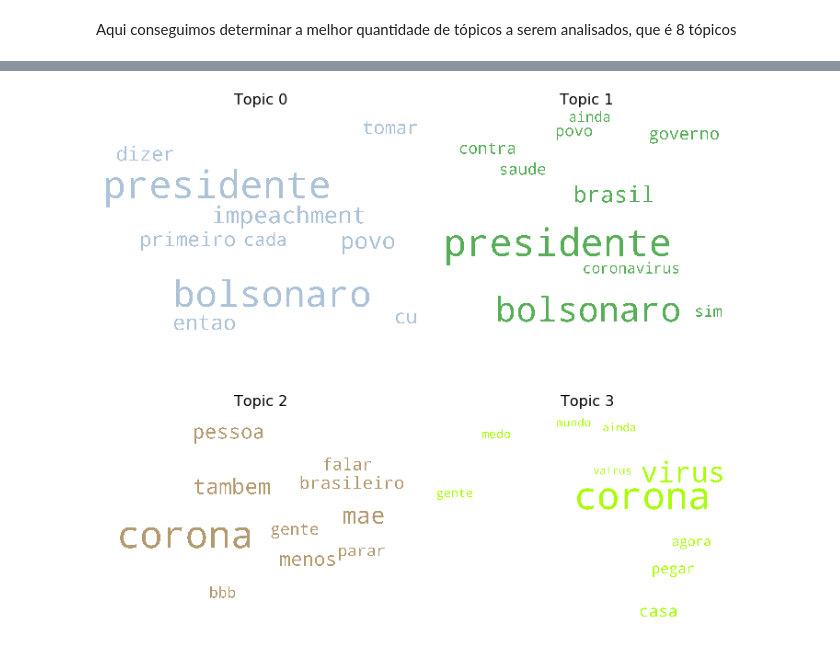
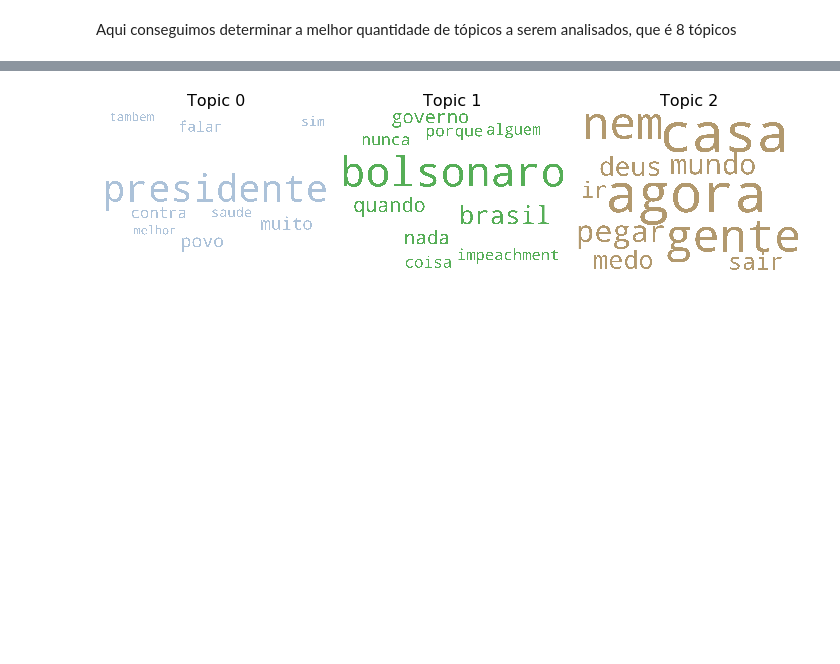
Before and after one commit to beatrizcastro89/Tera_TCC, a Jupyter notebook: Modelo LDA/Modelo LDA - 0317.ipynb, the cells around one changed output, grey strips where cells are left out. Cells and saved outputs as stored; diff of their text form; code cells hidden in the pictures; blank space fills up the shorter version.

Commit message:
Modelagem de Tópicos por LDA
modelagem de tópicos por LDA

```diff
--- a/Modelo LDA/Modelo LDA - 0317.ipynb
+++ b/Modelo LDA/Modelo LDA - 0317.ipynb
@@ -122,3 +57,5 @@ texto = process_words(lista)
+# %%
+texto = list(df.token3)
 # %% [markdown]
 # Modelagem
 # %%
@@ -255,7 +199,7 @@ pprint(optimal_model.print_topics(num_words=10))
 # %%
 # Encontrar qual o principal tópico em cada tweet
 
-def format_topics_sentences(ldamodel=lda_model, corpus=corpus, texts=lista):
+def format_topics_sentences(ldamodel=lda_model, corpus=corpus, texts=texto):
     # Output
     sent_topics_df = pd.DataFrame()
 
@@ -279,7 +223,7 @@ def format_topics_sentences(ldamodel=lda_model, corpus=corpus, texts=lista):
 # %%
 # roda a função de calcular os principais tópicos de cada tweet
 
-df_topic_sents_keywords = format_topics_sentences(ldamodel=optimal_model, corpus=corpus, texts=lista)
+df_topic_sents_keywords = format_topics_sentences(ldamodel=optimal_model, corpus=corpus, texts=texto)
 # %%
 # Formata o DataFrame
 
@@ -351,35 +288,67 @@ df_dominant_topics
 113437 rows × 4 columns
+# %%
+# Criando stopwords em português utilizando a biblioteca nltk
+import pt_core_news_sm
+nlp = pt_core_news_sm.load()
+pt_stopwords = sorted([token.text for token in nlp.vocab if token.is_stop])
+list_exclude = ['obrigado', 'bom', 'mal', 'nenhuma', 'maior',
+             'bem', 'não', 'máximo', 'boa', 'mais',
+               'bastante', 'certamente', 'certeza', 'contra',
+                'quarentena', 'coronavírus', 'presidente', 'impeachment', 'demitido', 'demitida']
+for word in list_exclude:
+    nlp.vocab[word].is_stop = False
+list_include = set(['o', 'a', 'tá', 'ta', 'ser', 'pro', 'to', 'tô', 'vc', 'você', 'voce', 'pra',
+                    'pq', 'é', 'vou', 'que','tão', 'gt', 'de', 'da', 'do', 'em', 'uma', 'lá',
+                    'já', 'no', 'para', 'na', 'com', 'um', 'minha', 'se', 'isso', 'por', 'vou',
+                    'os', 'isso', 'como', 'mesmo', 'tenho', 'aqui', 'ele', 'ela', 'quem', 'fazer',
+                    'eu', 'só', 'ai', 'mais', 'só', 'querer', 'https', 'ter', 'estar', 'ficar',
+                    'dos', 'das', 'vcs', 'tem', 'as', 'mas','ao'
+                    'tava', 'nao', 'sao', 'ja', 'so', 'nossa',
+                    'nosso', 'estao', 'tco', 'me', 'dia', 'te', 'ver', 'sera', 'porra', 'fez', 'ne',
+                    'kkk','kkkkkk', 'puta', 'kkkkkkkk', 'hj', 'afff', 'gbr', 'meu', 'cara', 'guri', 'cmg',
+                    'ctg', 'agr', 'pqp', 'vdd', 'eh', 'va', 'obg',
+                    'corona','virus','coronavirus','covid','covid19','19'
+                   'nem', 'numa', 'num', 'nuns', 'ces', 'voces', 'oce', 'oces', 'kkkk', 'vao', 'via',
+                    'hj', 'hoje', 'tudo', 'todo', 'toda',
+                    'vir', 'bem','ao','sem','ou','vai', 'dizer', 'entao', 'dizer', 'entao',
+                    'tao', 'tu', 'mim', 'mano', 'oq', 'pos', 'dm', 'dps',
+                    'coronavirusoutbreak', 'coronavirusPandemic', 'dar', 'vairus',
+                    'ainda', 'assim']
+                  )
+for w in list_include:
+    nlp.vocab[w].is_stop = True
+stop_words = sorted([token.text for token in nlp.vocab if token.is_stop])
 # %%
 # Cria wordclouds
 
 cols = [color for name, color in mcolors.XKCD_COLORS.items()]
 
 cloud = WordCloud(stopwords=stop_words,
                   background_color='white',
                   width=2500,
                   height=1800,
-                  max_words=10,
+                  max_words=20,
                   colormap='tab10',
                   color_func=lambda *args, **kwargs: cols[i],
                   prefer_horizontal=1.0)
 
 topics = lda_model.show_topics(formatted=False)
 
-fig, axes = plt.subplots(2, 2, figsize=(10,10), sharex=True, sharey=True)
+fig, axes = plt.subplots(1, 3, figsize=(10,10), sharex=True, sharey=True)
 
 for i, ax in enumerate(axes.flatten()):
     fig.add_subplot(ax)
     topic_words = dict(topics[i][1])
-    cloud.generate_from_frequencies(topic_words, max_font_size=300)
+    cloud.generate_from_frequencies(topic_words, max_font_size=600)
     plt.gca().imshow(cloud)
     plt.gca().set_title('Topic ' + str(i), fontdict=dict(size=16))
     plt.gca().axis('off')
 
 
 plt.subplots_adjust(wspace=0, hspace=0)
 plt.axis('off')
 plt.margins(x=0, y=0)
 plt.tight_layout()
 plt.show()
 # %% [output]
-[figure, old version]
+[figure, new version]
```
Also changed, not shown: parts of 23 cells of this notebook, 11 other files.
